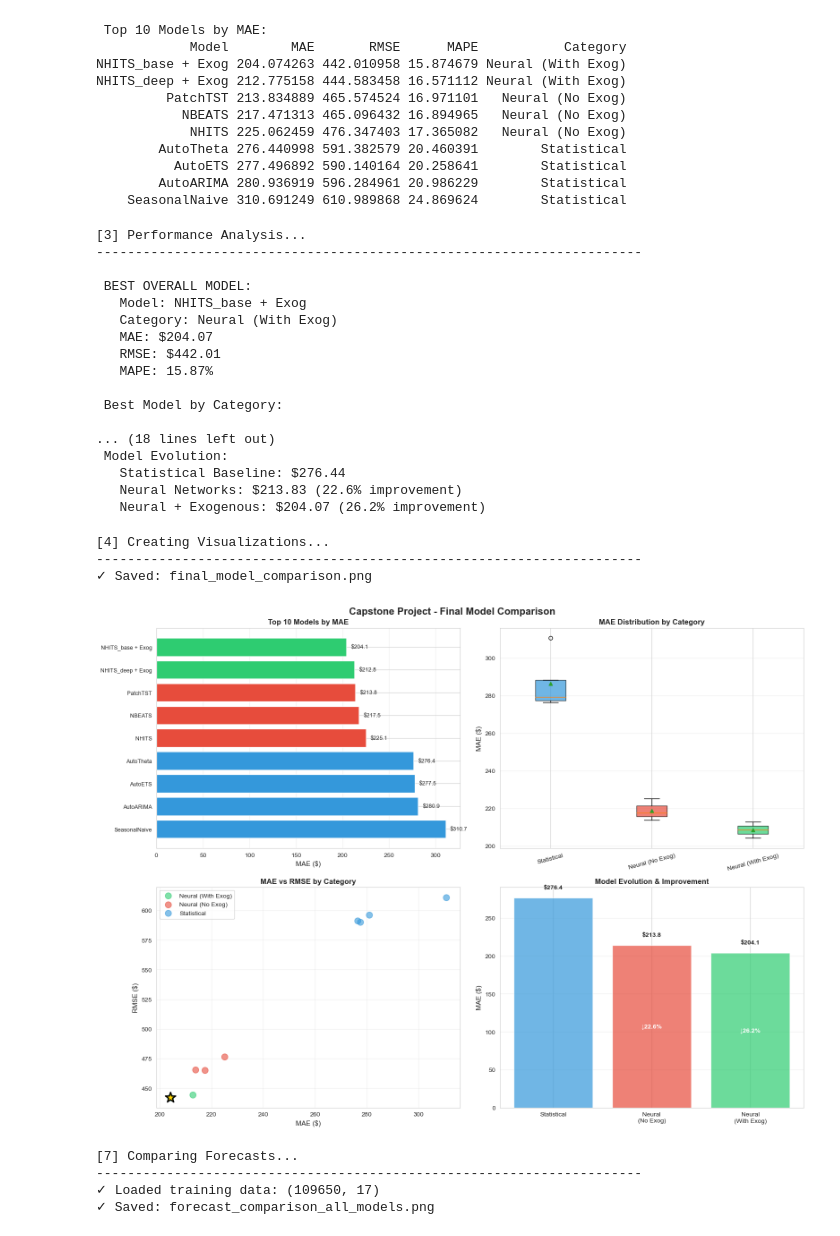
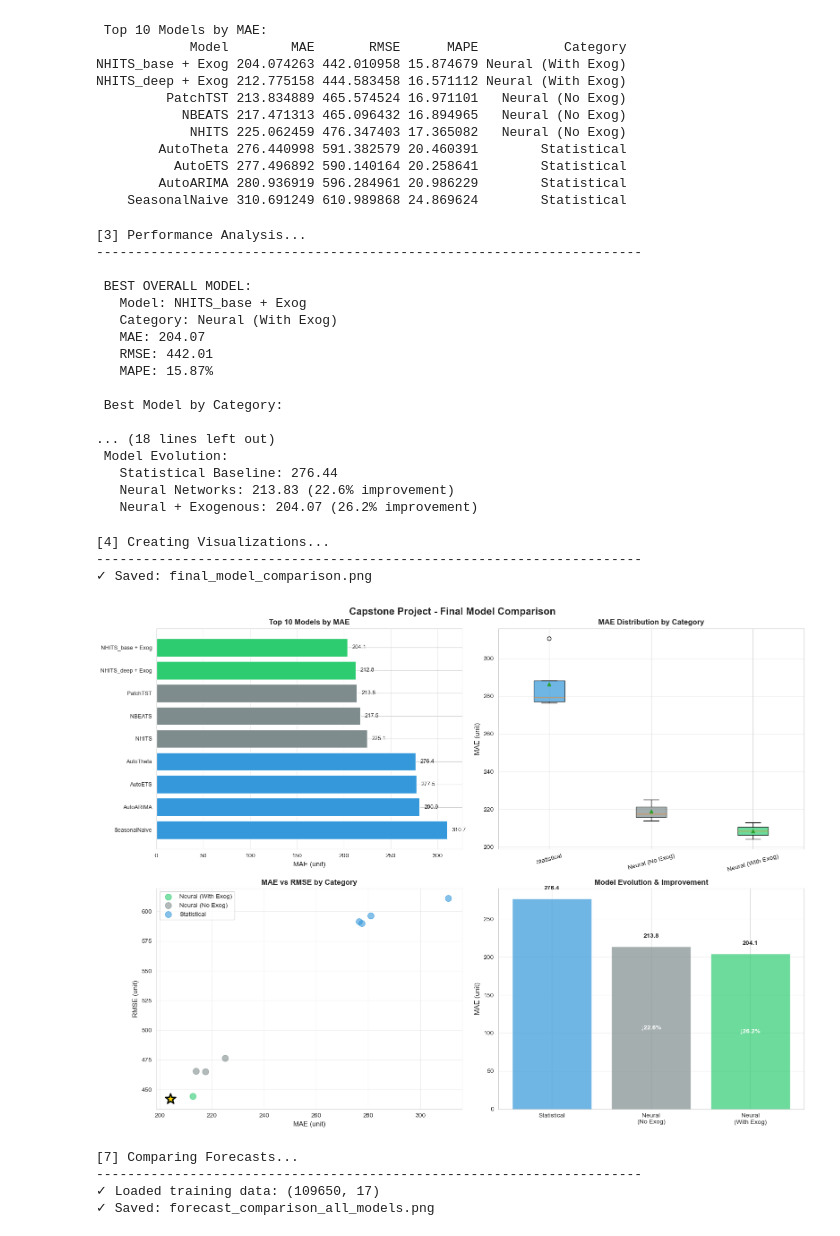
Before and after one commit to aminab564/grocery-sales-forecasting, a Jupyter notebook: notebooks/Part 5b - Final Analysis & Model Decision.ipynb, the cells around one changed output. Cells and saved outputs as stored; diff of their text form; code cells hidden in the pictures.

```diff
--- a/notebooks/Part 5b - Final Analysis & Model Decision.ipynb
+++ b/notebooks/Part 5b - Final Analysis & Model Decision.ipynb
@@ -108,8 +108,8 @@ best_model = all_results.iloc[0]
 print(f"\n BEST OVERALL MODEL:")
 print(f"   Model: {best_model['Model']}")
 print(f"   Category: {best_model['Category']}")
-print(f"   MAE: ${best_model['MAE']:.2f}")
-print(f"   RMSE: ${best_model['RMSE']:.2f}")
+print(f"   MAE: {best_model['MAE']:.2f}")
+print(f"   RMSE: {best_model['RMSE']:.2f}")
 print(f"   MAPE: {best_model['MAPE']:.2f}%")
 
 # Best by category
@@ -118,8 +118,8 @@ for category in all_results['Category'].unique():
     cat_best = all_results[all_results['Category'] == category].iloc[0]
     print(f"\n{category}:")
     print(f"   Model: {cat_best['Model']}")
-    print(f"   MAE: ${cat_best['MAE']:.2f}")
-    print(f"   RMSE: ${cat_best['RMSE']:.2f}")
+    print(f"   MAE: {cat_best['MAE']:.2f}")
+    print(f"   RMSE: {cat_best['RMSE']:.2f}")
     print(f"   MAPE: {cat_best['MAPE']:.2f}%")
 
 # Calculate improvements
@@ -128,9 +128,9 @@ neural_mae = all_results[all_results['Category'] == 'Neural (No Exog)']['MAE'].m
 neural_exog_mae = all_results[all_results['Category'] == 'Neural (With Exog)']['MAE'].min()
 
 print("\n Model Evolution:")
-print(f"   Statistical Baseline: ${baseline_mae:.2f}")
-print(f"   Neural Networks: ${neural_mae:.2f} ({(baseline_mae - neural_mae) / baseline_mae * 100:.1f}% improvement)")
-print(f"   Neural + Exogenous: ${neural_exog_mae:.2f} ({(baseline_mae - neural_exog_mae) / baseline_mae * 100:.1f}% improvement)")
+print(f"   Statistical Baseline: {baseline_mae:.2f}")
+print(f"   Neural Networks: {neural_mae:.2f} ({(baseline_mae - neural_mae) / baseline_mae * 100:.1f}% improvement)")
+print(f"   Neural + Exogenous: {neural_exog_mae:.2f} ({(baseline_mae - neural_exog_mae) / baseline_mae * 100:.1f}% improvement)")
 # %% [output]
 [3] Performance Analysis...
 ----------------------------------------------------------------------
@@ -138,17 +138,17 @@ print(f"   Neural + Exogenous: ${neural_exog_mae:.2f} ({(baseline_mae - neural_e
  BEST OVERALL MODEL:
    Model: NHITS_base + Exog
    Category: Neural (With Exog)
-   MAE: $204.07
-   RMSE: $442.01
+   MAE: 204.07
+   RMSE: 442.01
    MAPE: 15.87%
 
  Best Model by Category:
 
 ... (18 lines left out)
  Model Evolution:
-   Statistical Baseline: $276.44
-   Neural Networks: $213.83 (22.6% improvement)
-   Neural + Exogenous: $204.07 (26.2% improvement)
+   Statistical Baseline: 276.44
+   Neural Networks: 213.83 (22.6% improvement)
+   Neural + Exogenous: 204.07 (26.2% improvement)
 # %%
 # ============================================================================
 # STEP 4: Visualization - Model Comparison
@@ -167,20 +167,20 @@ fig.suptitle('Capstone Project - Final Model Comparison', fontsize=16, fontweigh
 # 1. MAE Comparison - Top 10 Models
 ax1 = axes[0, 0]
 top_10 = all_results.head(10).copy()
-colors = {'Statistical': '#3498db', 'Neural (No Exog)': '#e74c3c', 'Neural (With Exog)': '#2ecc71'}
+colors = {'Statistical': '#3498db', 'Neural (No Exog)': '#7f8c8d', 'Neural (With Exog)': '#2ecc71'}
 bar_colors = [colors[cat] for cat in top_10['Category']]
 
 ax1.barh(range(len(top_10)), top_10['MAE'], color=bar_colors)
 ax1.set_yticks(range(len(top_10)))
 ax1.set_yticklabels(top_10['Model'], fontsize=9)
-ax1.set_xlabel('MAE ($)', fontsize=11)
+ax1.set_xlabel('MAE (unit)', fontsize=11)
 ax1.set_title('Top 10 Models by MAE', fontsize=12, fontweight='bold')
 ax1.invert_yaxis()
 ax1.grid(axis='x', alpha=0.3)
 
 # Add value labels
 for i, v in enumerate(top_10['MAE']):
-    ax1.text(v + 5, i, f'${v:.1f}', va='center', fontsize=9)
+    ax1.text(v + 5, i, f'{v:.1f}', va='center', fontsize=9)
 
 # 2. Category Comparison Boxplot
 ax2 = axes[0, 1]
@@ -197,7 +197,7 @@ for patch, cat in zip(bp['boxes'], category_order):
     patch.set_facecolor(colors[cat])
     patch.set_alpha(0.7)
 
-ax2.set_ylabel('MAE ($)', fontsize=11)
+ax2.set_ylabel('MAE (unit)', fontsize=11)
 ax2.set_title('MAE Distribution by Category', fontsize=12, fontweight='bold')
 ax2.tick_params(axis='x', rotation=15)
 ax2.grid(axis='y', alpha=0.3)
@@ -209,8 +209,8 @@ for category in all_results['Category'].unique():
     ax3.scatter(cat_data['MAE'], cat_data['RMSE'],
                label=category, alpha=0.6, s=100, color=colors[category])
 
-ax3.set_xlabel('MAE ($)', fontsize=11)
-ax3.set_ylabel('RMSE ($)', fontsize=11)
+ax3.set_xlabel('MAE (unit)', fontsize=11)
+ax3.set_ylabel('RMSE (unit)', fontsize=11)
 ax3.set_title('MAE vs RMSE by Category', fontsize=12, fontweight='bold')
 ax3.legend()
 ax3.grid(alpha=0.3)
@@ -224,36 +224,36 @@ ax3.scatter(best_model['MAE'], best_model['RMSE'],
 # 4. Improvement Summary
 ax4 = axes[1, 1]
 categories = ['Statistical', 'Neural\n(No Exog)', 'Neural\n(With Exog)']
 mae_values = [baseline_mae, neural_mae, neural_exog_mae]
 improvements = [0, (baseline_mae - neural_mae) / baseline_mae * 100,
                 (baseline_mae - neural_exog_mae) / baseline_mae * 100]
 
 bars = ax4.bar(categories, mae_values, color=[colors[cat.replace('\n', ' ')] for cat in categories], alpha=0.7)
-ax4.set_ylabel('MAE ($)', fontsize=11)
+ax4.set_ylabel('MAE (unit)', fontsize=11)
 ax4.set_title('Model Evolution & Improvement', fontsize=12, fontweight='bold')
 ax4.grid(axis='y', alpha=0.3)
 
 # Add value labels and improvement percentages
 for i, (bar, mae, imp) in enumerate(zip(bars, mae_values, improvements)):
     height = bar.get_height()
     ax4.text(bar.get_x() + bar.get_width()/2., height + 10,
-            f'${mae:.1f}',
+            f'{mae:.1f}',
             ha='center', va='bottom', fontsize=10, fontweight='bold')
     if imp > 0:
         ax4.text(bar.get_x() + bar.get_width()/2., height/2,
                 f'↓{imp:.1f}%',
                 ha='center', va='center', fontsize=10,
                 color='white', fontweight='bold')
 
 plt.tight_layout()
 plt.savefig('final_model_comparison.png', dpi=300, bbox_inches='tight')
 print("✓ Saved: final_model_comparison.png")
 plt.show()
 # %% [output]
 [4] Creating Visualizations...
 ----------------------------------------------------------------------
 ✓ Saved: final_model_comparison.png
-[figure, old version]
+[figure, new version]
 # %%
 # ============================================================================
 # STEP 5: Forecast Visualization
```
Also changed, not shown: parts of 4 cells of this notebook, 11 other files.
